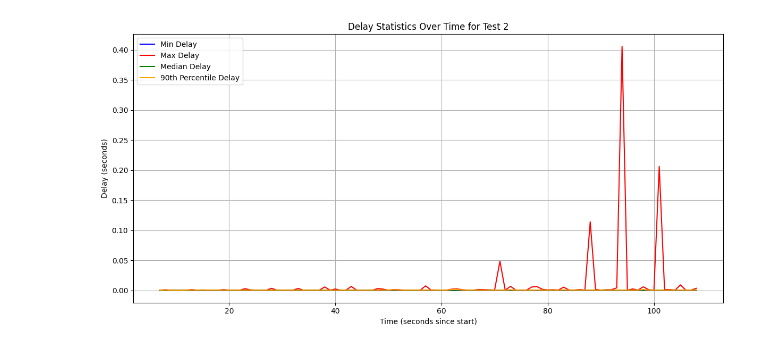
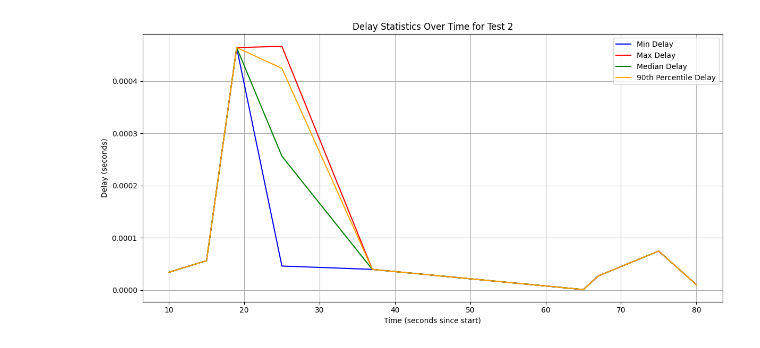
Before and after one commit to alihusain01/event-logging, a Jupyter notebook: analytics/delay.ipynb, the cells around one changed output. Saved outputs shown, nothing was run; the diff lists cells and outputs as text; code cells hidden in the pictures.

```diff
--- a/analytics/delay.ipynb
+++ b/analytics/delay.ipynb
@@ -4,12 +4,12 @@ import numpy as np
 from datetime import datetime
 
 # Read the starting time from the first line of the log file
-with open('../server/test_2.txt', 'r') as file:
+with open('../server/logFile.txt', 'r') as file:
     first_line = file.readline().strip()
     start_time = float(first_line.split()[-1])
 
 # Read data from log file, starting from the second line
-with open('../server/test_2.txt', 'r') as file:
+with open('../server/logFile.txt', 'r') as file:
     lines = file.readlines()[1:]
 
 # Parse data
@@ -20,7 +20,7 @@ for line in lines:
     timestamp_logger = float(parts[0])
     timestamp_event = float(parts[1])
     delay = timestamp_logger - timestamp_event
-    timestamps.append(timestamp_logger - start_time)  # Adjusted timestamp
+    timestamps.append(timestamp_logger - start_time)
     data.append(delay)
 
 # Create lists to store delay statistics
@@ -42,33 +42,33 @@ for i in range(len(timestamps)):
         delay_bucket.append(delay)
     else:
         if delay_bucket:
             min_delays.append(min(delay_bucket))
             max_delays.append(max(delay_bucket))
             median_delays.append(np.median(delay_bucket))
             percentile90_delays.append(np.percentile(delay_bucket, 90))
-            timestamps_grouped.append(current_second)  # Use seconds since start as x-axis value
+            timestamps_grouped.append(current_second)
         else:
             min_delays.append(0)
             max_delays.append(0)
             median_delays.append(0)
             percentile90_delays.append(0)
-            timestamps_grouped.append(current_second)  # Use seconds since start as x-axis value
+            timestamps_grouped.append(current_second)
         current_second = int(timestamp)
         delay_bucket = [delay]
 
 # Plotting
 plt.figure(figsize=(12, 6))
 plt.plot(timestamps_grouped, min_delays, label='Min Delay', color='blue')
 plt.plot(timestamps_grouped, max_delays, label='Max Delay', color='red')
 plt.plot(timestamps_grouped, median_delays, label='Median Delay', color='green')
 plt.plot(timestamps_grouped, percentile90_delays, label='90th Percentile Delay', color='orange')
 
 plt.xlabel('Time (seconds since start)')
 plt.ylabel('Delay (seconds)')
 plt.title('Delay Statistics Over Time for Test 2')
 plt.legend()
 plt.grid(True)
 plt.tight_layout()
 plt.show()
 # %% [output]
-[figure, old version]
+[figure, new version]
```
Also changed, not shown: 6 other files.
